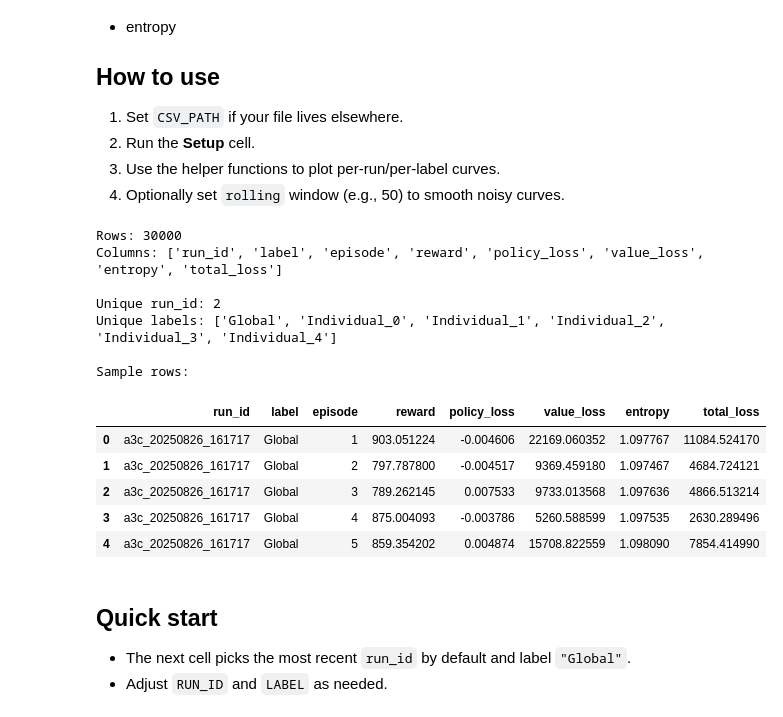
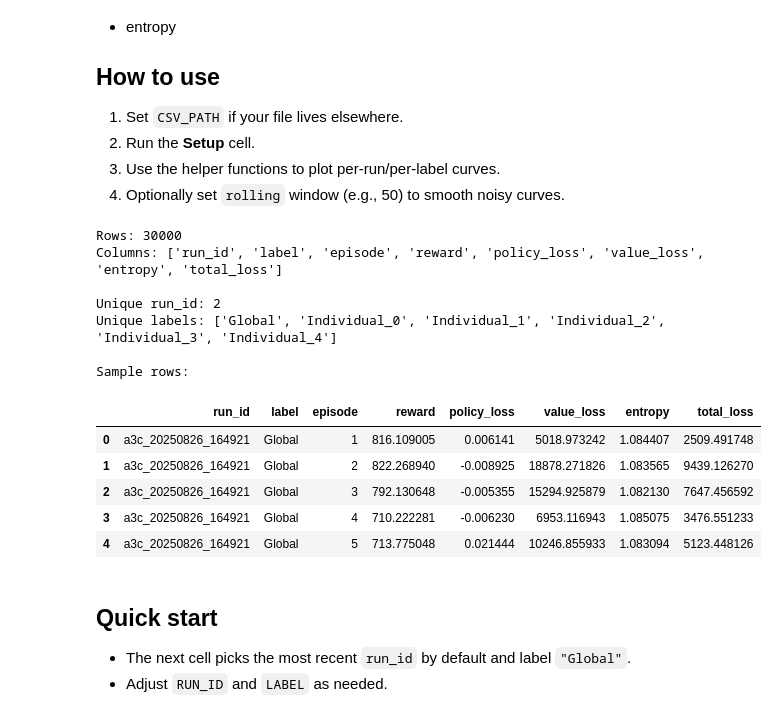
Before and after one commit to crazytb/uav_a3c, a Jupyter notebook: main_training_metrics_analysis.ipynb, the cells around one changed output. Saved outputs shown, nothing was run; the diff lists cells and outputs as text; code cells hidden in the pictures.

```diff
--- a/main_training_metrics_analysis.ipynb
+++ b/main_training_metrics_analysis.ipynb
@@ -14,41 +14,41 @@ This notebook loads `runs/all_training_metrics.csv` (the master log you created
 4. Optionally set `rolling` window (e.g., 50) to smooth noisy curves.
 # %%
 # === Setup ===
-stamp = "20250826_161717"
+stamp = "20250826_164921"
 CSV_PATH = f"runs/all_training_metrics_{stamp}.csv"  # change this if needed
 
 import pandas as pd
 import matplotlib.pyplot as plt
 from pathlib import Path
 from drl_framework import params
 
 # Load
 df = pd.read_csv(CSV_PATH)
 
 # Basic sanity check / peek
 print("Rows:", len(df))
 print("Columns:", list(df.columns))
 print("\nUnique run_id:", df['run_id'].nunique())
 print("Unique labels:", sorted(df['label'].unique()))
 print("\nSample rows:")
 display(df.head())
 
 # Sort for consistency
 df = df.sort_values(['run_id','label','episode']).reset_index(drop=True)
 # %% [output]
 Rows: 30000
 Columns: ['run_id', 'label', 'episode', 'reward', 'policy_loss', 'value_loss', 'entropy', 'total_loss']
 
 Unique run_id: 2
 Unique labels: ['Global', 'Individual_0', 'Individual_1', 'Individual_2', 'Individual_3', 'Individual_4']
 
 Sample rows:
 |  | run_id | label | episode | reward | policy_loss | value_loss | entropy | total_loss |
-| 0 | a3c_20250826_161717 | Global | 1 | 903.051224 | -0.004606 | 22169.060352 | 1.097767 | 11084.524170 |
-| 1 | a3c_20250826_161717 | Global | 2 | 797.787800 | -0.004517 | 9369.459180 | 1.097467 | 4684.724121 |
-| 2 | a3c_20250826_161717 | Global | 3 | 789.262145 | 0.007533 | 9733.013568 | 1.097636 | 4866.513214 |
-| 3 | a3c_20250826_161717 | Global | 4 | 875.004093 | -0.003786 | 5260.588599 | 1.097535 | 2630.289496 |
-| 4 | a3c_20250826_161717 | Global | 5 | 859.354202 | 0.004874 | 15708.822559 | 1.098090 | 7854.414990 |
+| 0 | a3c_20250826_164921 | Global | 1 | 816.109005 | 0.006141 | 5018.973242 | 1.084407 | 2509.491748 |
+| 1 | a3c_20250826_164921 | Global | 2 | 822.268940 | -0.008925 | 18878.271826 | 1.083565 | 9439.126270 |
+| 2 | a3c_20250826_164921 | Global | 3 | 792.130648 | -0.005355 | 15294.925879 | 1.082130 | 7647.456592 |
+| 3 | a3c_20250826_164921 | Global | 4 | 710.222281 | -0.006230 | 6953.116943 | 1.085075 | 3476.551233 |
+| 4 | a3c_20250826_164921 | Global | 5 | 713.775048 | 0.021444 | 10246.855933 | 1.083094 | 5123.448126 |
 # %%
 # === Helpers ===
 def get_df(run_id=None, label=None):
```
Also changed, not shown: parts of 1 cell of this notebook, 2 other files.
